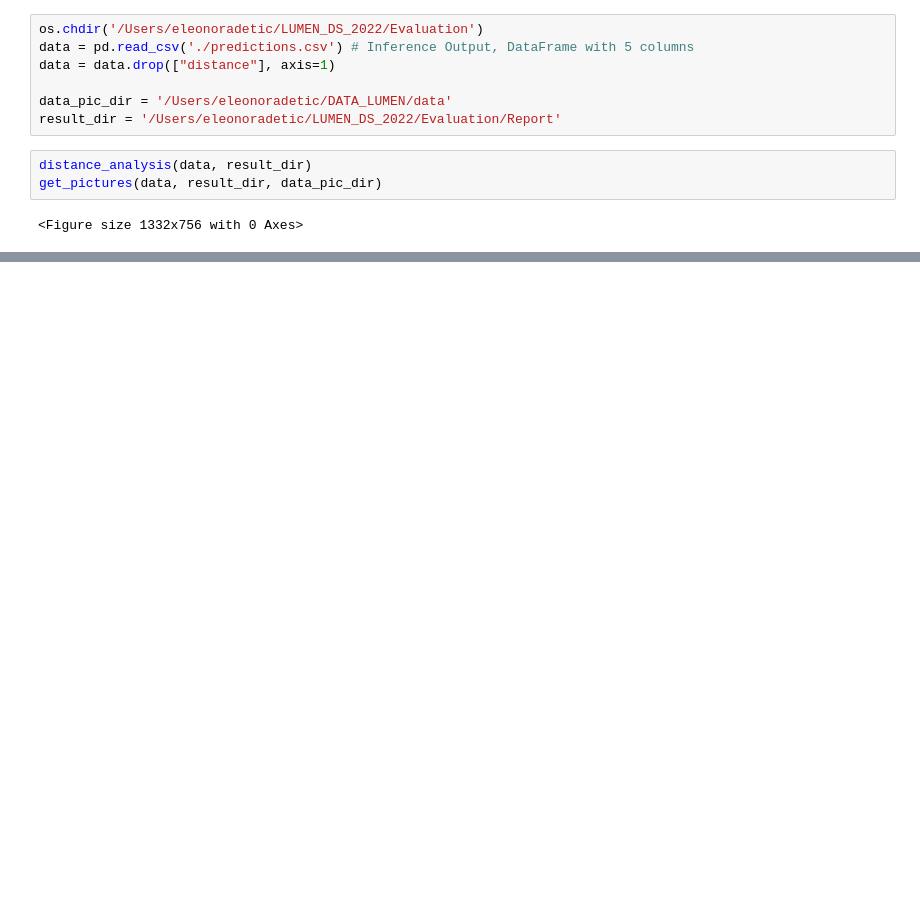
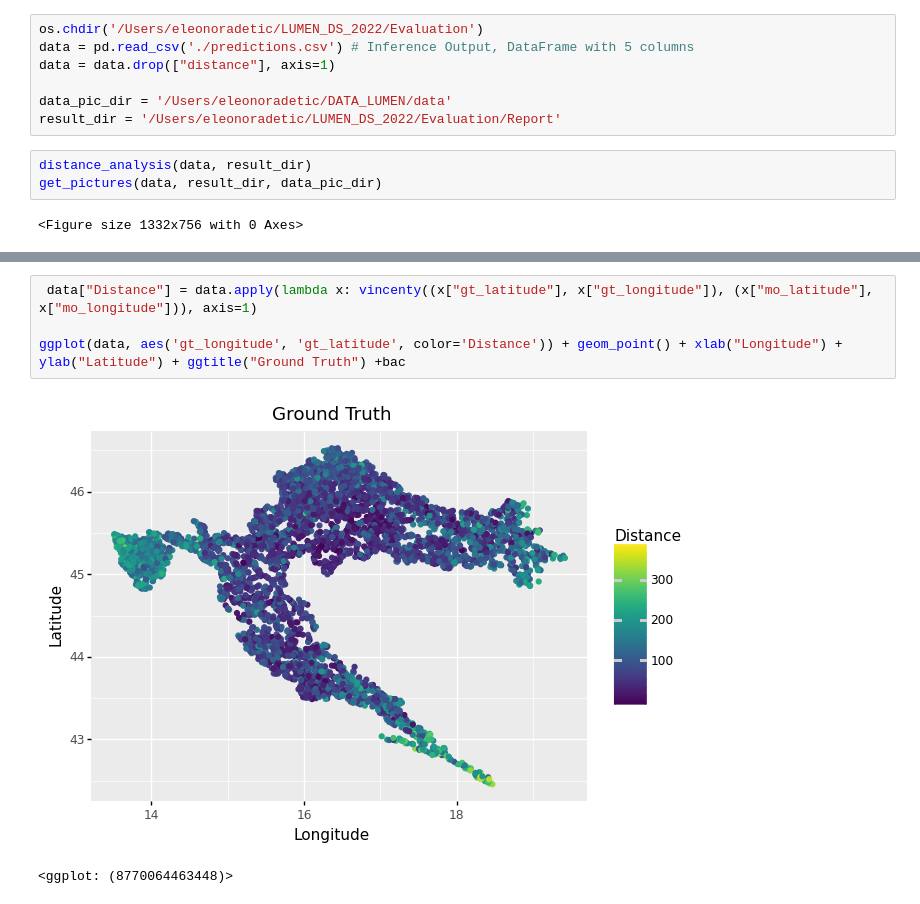
Before and after one commit to grubelic/LUMEN_DS_2022, a Jupyter notebook: Evaluation/main2.ipynb, the cells around one changed output, grey strips where cells are left out. Cells and saved outputs as stored; diff of their text form; blank space fills up the shorter version.

```diff
--- a/Evaluation/main2.ipynb
+++ b/Evaluation/main2.ipynb
@@ -22,0 +26,7 @@ get_pictures(data, result_dir, data_pic_dir)
+# %%
+ data["Distance"] = data.apply(lambda x: vincenty((x["gt_latitude"], x["gt_longitude"]), (x["mo_latitude"], x["mo_longitude"])), axis=1)
+
+ggplot(data, aes('gt_longitude', 'gt_latitude', color='Distance')) + geom_point() + xlab("Longitude") + ylab("Latitude") + ggtitle("Ground Truth") +bac
+# %% [output]
+[figure, added]
+<ggplot: (8770064463448)>
```
Also changed, not shown: parts of 2 cells of this notebook, 12 other files.
